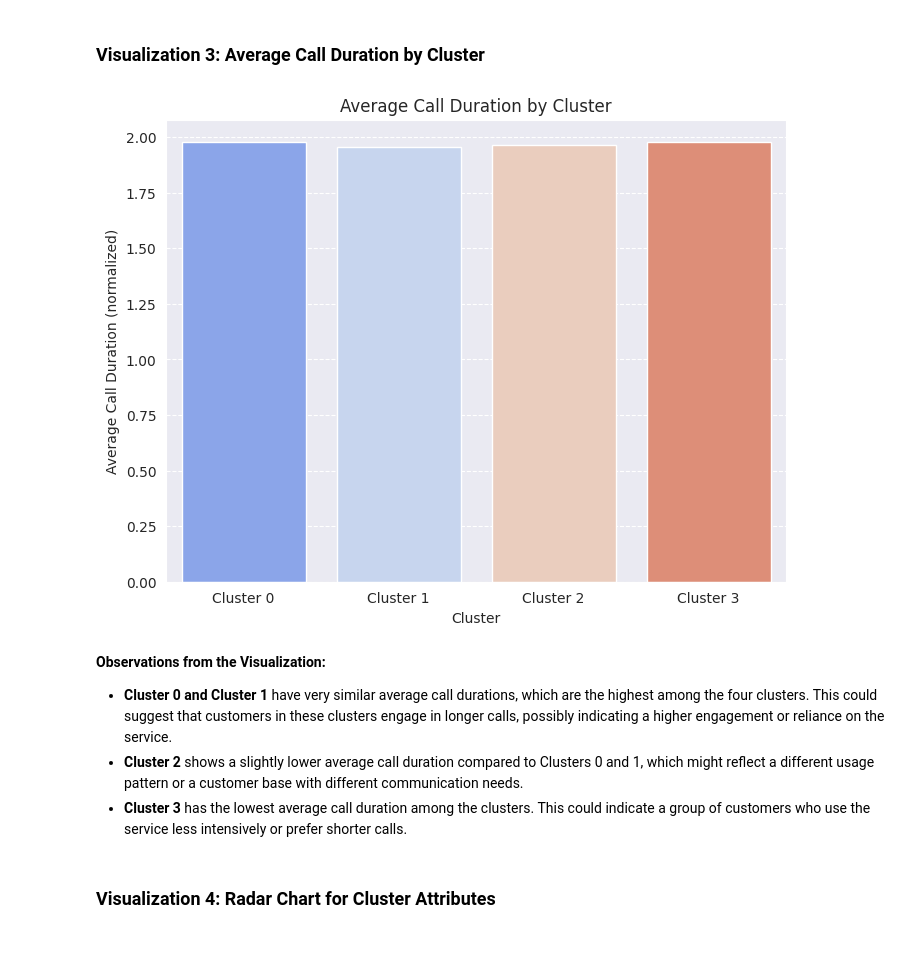
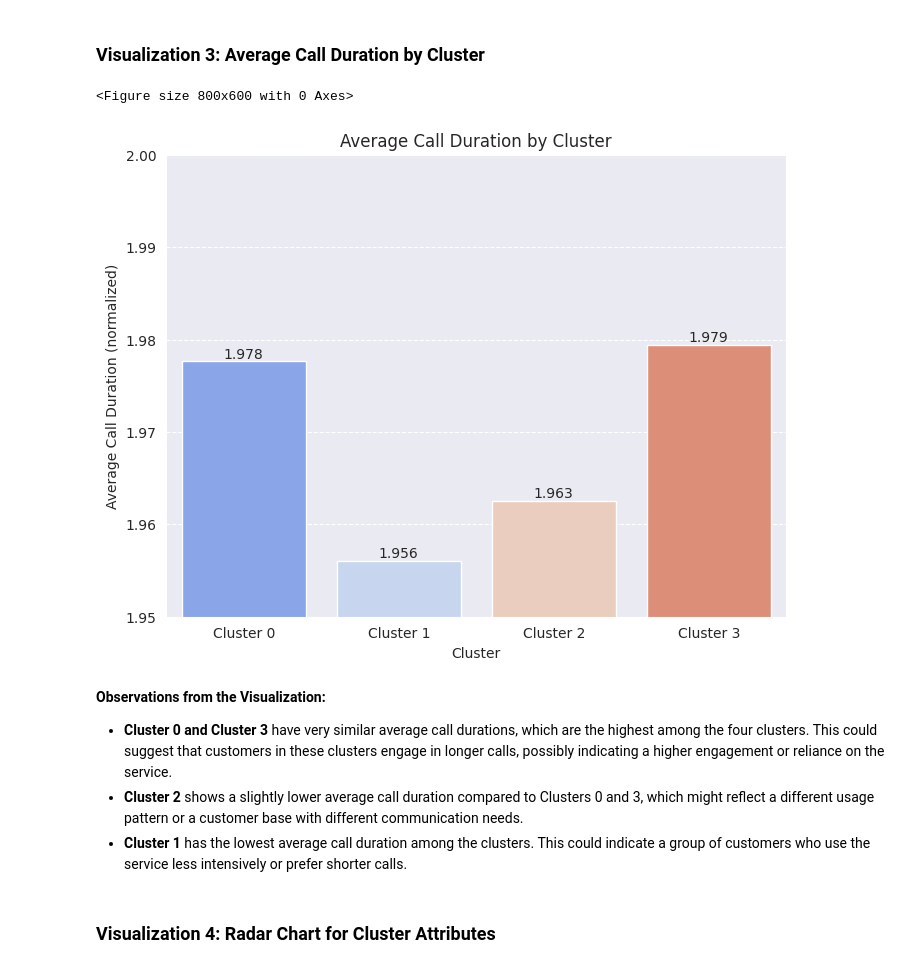
Before and after one commit to LCR2022/Phase_3_project, a Jupyter notebook: dsc_phase_3_project.ipynb, the cells around one changed output. Drawn from its saved outputs; the diff is of its cells as text; code cells hidden in the pictures.

```diff
--- a/dsc_phase_3_project.ipynb
+++ b/dsc_phase_3_project.ipynb
@@ -1272,7 +1270,7 @@ import numpy as np
 
 # Simplified range for WCSS calculation to reduce computation time
 wcss_simplified = []
-range_clusters = range(2, 6)  # Testing a smaller range of clusters from 2 to 5
+range_clusters = range(1, 5)
 for i in range_clusters:
     kmeans = KMeans(n_clusters=i, init='k-means++', max_iter=300, n_init=10, random_state=42)
     kmeans.fit(X_scaled)
@@ -1371,11 +1396,21 @@ churn_rate_by_cluster = data_reduced.groupby('cluster')['churn_rate'].mean() * 1
 
 # Visualization 2: Churn Rate by Cluster
 plt.figure(figsize=(8, 6))
-churn_rate_by_cluster.plot(kind='bar', color='teal')
+ax = churn_rate_by_cluster.plot(kind='bar', color='teal')
 plt.title('Churn Rate by Cluster')
 plt.xlabel('Cluster')
 plt.ylabel('Churn Rate (%)')
 plt.xticks(range(4), ['Cluster 0', 'Cluster 1', 'Cluster 2', 'Cluster 3'], rotation=0)
 plt.grid(axis='y', linestyle='--', alpha=0.7)
+
+# Adding text labels above each bar
+for p in ax.patches:
+    ax.annotate(format(p.get_height(), '.1f'),  # Format the label
+                (p.get_x() + p.get_width() / 2., p.get_height()),  # Position
+                ha = 'center',  # Center horizontally
+                va = 'center',  # Center vertically
+                xytext = (0, 10),  # Distance from the top of the bar
+                textcoords = 'offset points')
+
 plt.show()
 # %% [output]
@@ -1386,20 +1421,31 @@ The bar chart demonstrates the churn rate by cluster, highlighting significant d
 ### **Visualization 3: Average Call Duration by Cluster**
 # %%
 plt.figure(figsize=(8, 6))
-sns.barplot(x='cluster', y='average_call_duration', data=data_reduced, palette='coolwarm', ci=None)
+plt.figure(figsize=(8, 6))
+ax = sns.barplot(x='cluster', y='average_call_duration', data=data_reduced, palette='coolwarm', ci=None)
 plt.title('Average Call Duration by Cluster')
 plt.xlabel('Cluster')
 plt.ylabel('Average Call Duration (normalized)')
 plt.xticks(range(4), ['Cluster 0', 'Cluster 1', 'Cluster 2', 'Cluster 3'])
 plt.grid(axis='y', linestyle='--')
+
+plt.ylim(bottom=1.95, top=2.0)
+for p in ax.patches:
+    ax.text(p.get_x() + p.get_width() / 2.,  # x position
+            p.get_height(),  # y position
+            '{:.3f}'.format(p.get_height()),  # text label
+            fontsize=10,
+            ha='center',
+            va='bottom')
 plt.show()
 # %% [output]
+<Figure size 800x600 with 0 Axes>
-[figure, old version]
+[figure, new version]
 # %% [markdown]
 **Observations from the Visualization:**
-* **Cluster 0 and Cluster 1** have very similar average call durations, which are the highest among the four clusters. This could suggest that customers in these clusters engage in longer calls, possibly indicating a higher engagement or reliance on the service.
-* **Cluster 2** shows a slightly lower average call duration compared to Clusters 0 and 1, which might reflect a different usage pattern or a customer base with different communication needs.
-* **Cluster 3** has the lowest average call duration among the clusters. This could indicate a group of customers who use the service less intensively or prefer shorter calls.
+* **Cluster 0 and Cluster 3** have very similar average call durations, which are the highest among the four clusters. This could suggest that customers in these clusters engage in longer calls, possibly indicating a higher engagement or reliance on the service.
+* **Cluster 2** shows a slightly lower average call duration compared to Clusters 0 and 3, which might reflect a different usage pattern or a customer base with different communication needs.
+* **Cluster 1** has the lowest average call duration among the clusters. This could indicate a group of customers who use the service less intensively or prefer shorter calls.
 # %% [markdown]
 ### **Visualization 4: Radar Chart for Cluster Attributes**
 # %%
```
Also changed, not shown: parts of 15 cells of this notebook, 6 other files.
